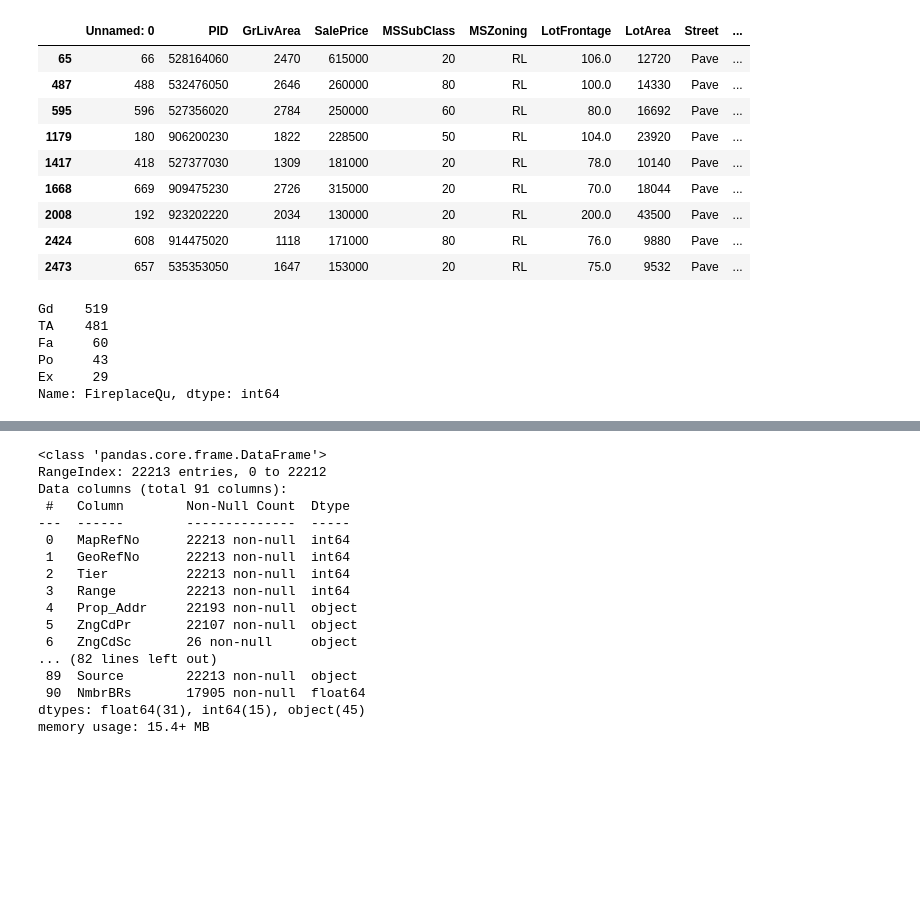
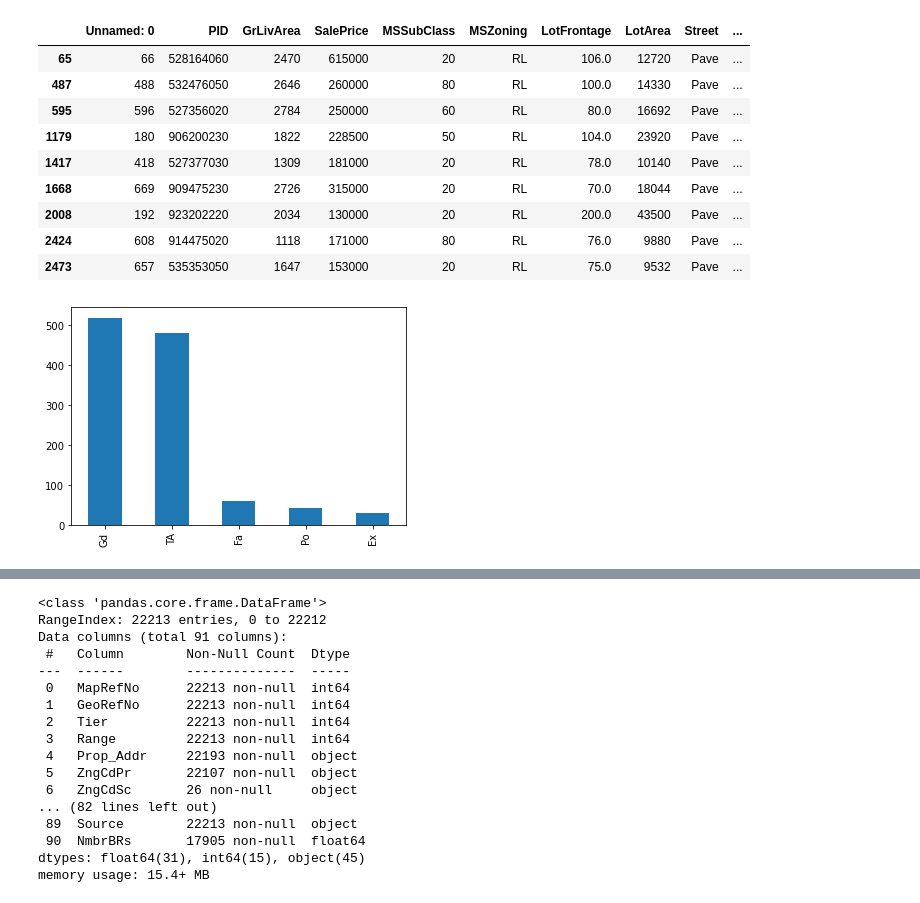
Before and after one commit to amandamanfredo1/Machine_Learning_Ames_Housing_Kaggle, a Jupyter notebook: Tigran_V/Tigran_V_JN.ipynb, the cells around one changed output, grey strips where cells are left out. Saved outputs shown, nothing was run; the diff lists cells and outputs as text; code cells hidden in the pictures; blank space fills up the shorter version.

```diff
--- a/Tigran_V/Tigran_V_JN.ipynb
+++ b/Tigran_V/Tigran_V_JN.ipynb
@@ -67,15 +86,10 @@ housing1[housing1['PoolArea']>0]
 | 2424 | 608 | 914475020 | 1118 | 171000 | 80 | RL | 76.0 | 9880 | Pave | ... |
 | 2473 | 657 | 535353050 | 1647 | 153000 | 20 | RL | 75.0 | 9532 | Pave | ... |
 # %%
-newdf = housing1[housing1["Fireplaces"]==1]
-newdf['FireplaceQu'].value_counts()
+newdf = homes[homes["Fireplaces"]==1]
+newdf['FireplaceQu'].value_counts().plot.bar();  # Skewed to GD and TA (AVERAGE) + 1241 NA VALUES
 # %% [output]
-Gd    519
-TA    481
-Fa     60
-Po     43
-Ex     29
-Name: FireplaceQu, dtype: int64
+[figure, added]
 # %%
 newdf.isna().sum()
 # %% [output]
```
Also changed, not shown: parts of 43 cells of this notebook.
